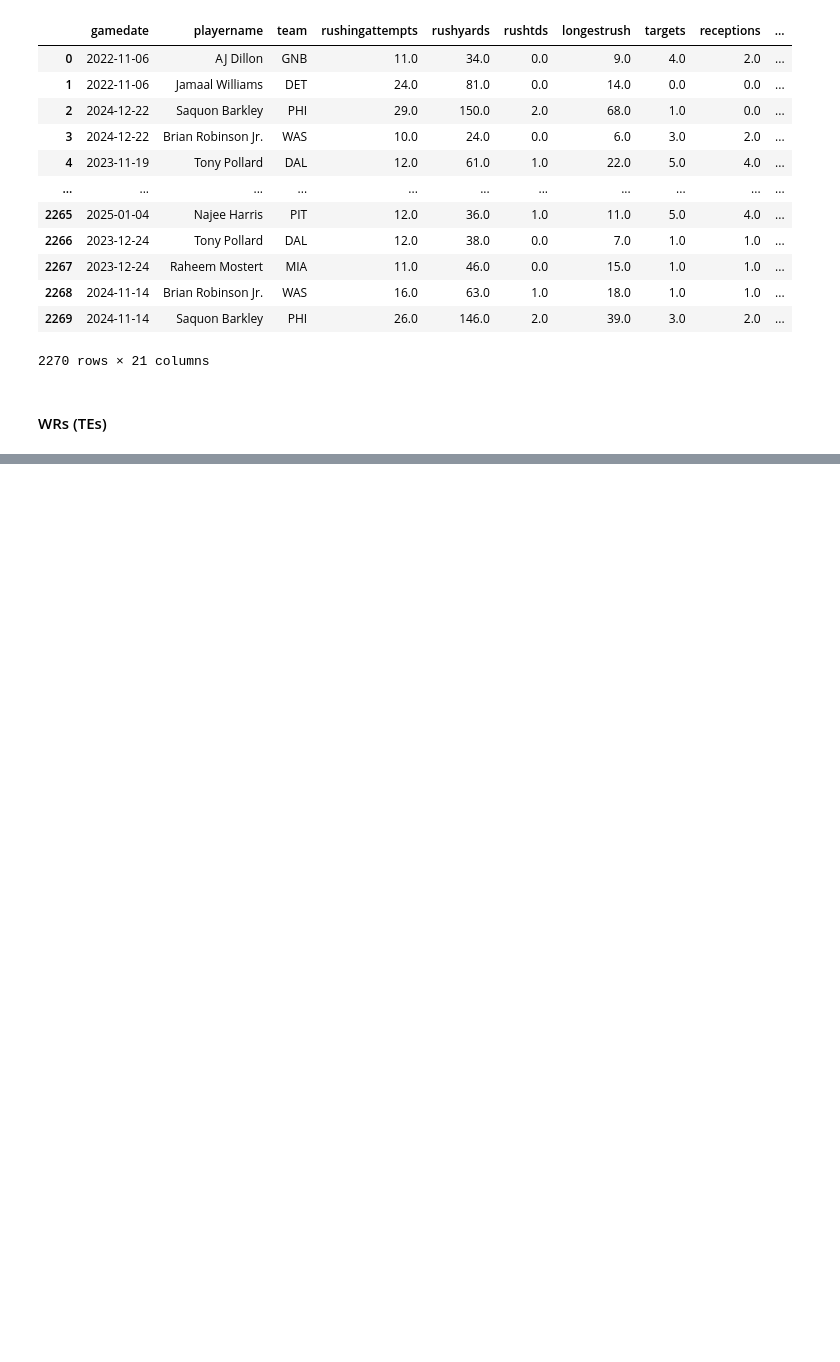
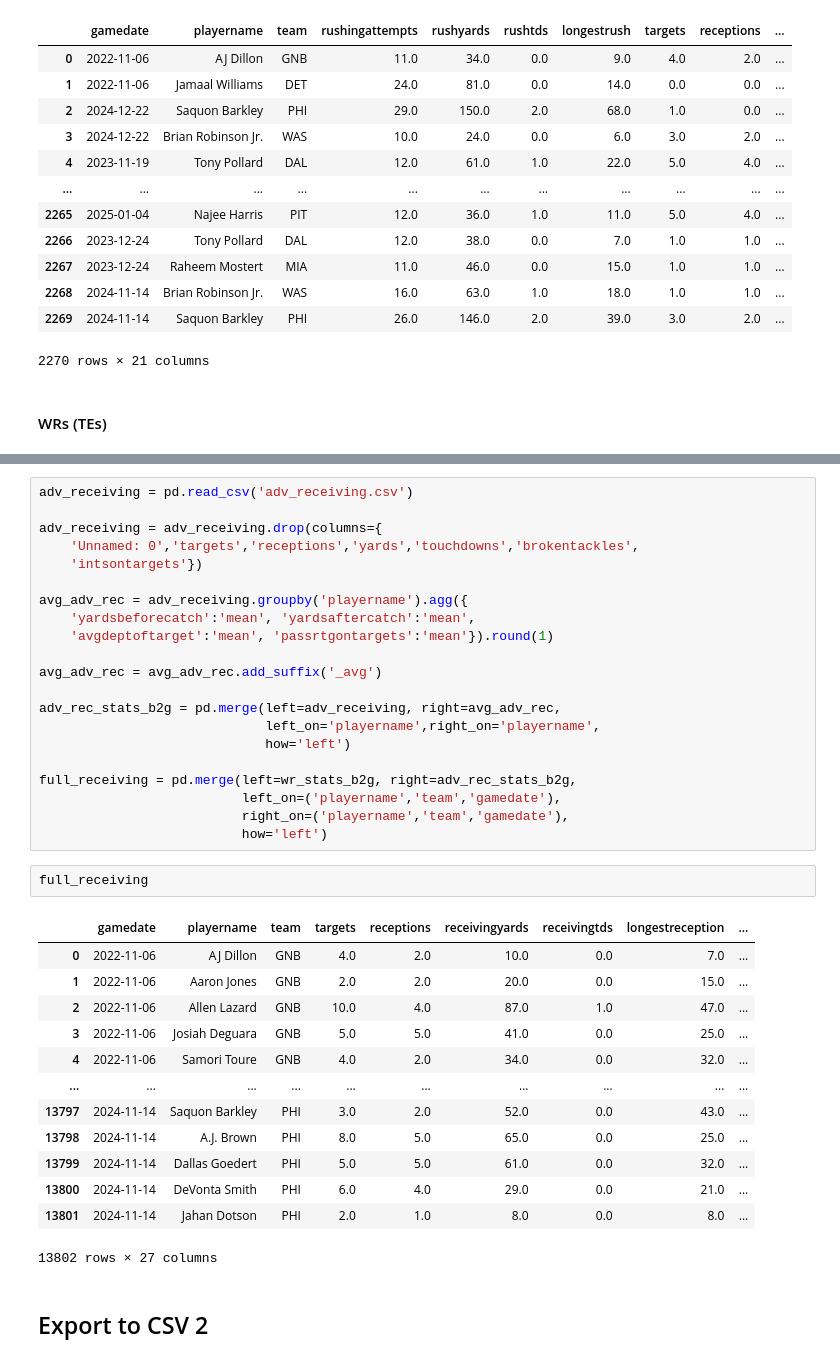
Before and after one commit to CamSmithers/NFL, a Jupyter notebook: Data Cleaning.ipynb, the cells around one changed output, grey strips where cells are left out. Saved outputs shown, nothing was run; the diff lists cells and outputs as text; blank space fills up the shorter version.

```diff
--- a/Data Cleaning.ipynb
+++ b/Data Cleaning.ipynb
@@ -481,0 +577,39 @@ rb_stats_b2g
+# %%
+adv_receiving = pd.read_csv('adv_receiving.csv')
+
+adv_receiving = adv_receiving.drop(columns={
+    'Unnamed: 0','targets','receptions','yards','touchdowns','brokentackles',
+    'intsontargets'})
+
+avg_adv_rec = adv_receiving.groupby('playername').agg({
+    'yardsbeforecatch':'mean', 'yardsaftercatch':'mean',
+    'avgdeptoftarget':'mean', 'passrtgontargets':'mean'}).round(1)
+
+avg_adv_rec = avg_adv_rec.add_suffix('_avg')
+
+adv_rec_stats_b2g = pd.merge(left=adv_receiving, right=avg_adv_rec,
+                             left_on='playername',right_on='playername',
+                             how='left')
+
+full_receiving = pd.merge(left=wr_stats_b2g, right=adv_rec_stats_b2g,
+                          left_on=('playername','team','gamedate'),
+                          right_on=('playername','team','gamedate'),
+                          how='left')
+# %%
+full_receiving
+# %% [output]
+|  | gamedate | playername | team | targets | receptions | receivingyards | receivingtds | longestreception | ... |
+| 0 | 2022-11-06 | AJ Dillon | GNB | 4.0 | 2.0 | 10.0 | 0.0 | 7.0 | ... |
+| 1 | 2022-11-06 | Aaron Jones | GNB | 2.0 | 2.0 | 20.0 | 0.0 | 15.0 | ... |
+| 2 | 2022-11-06 | Allen Lazard | GNB | 10.0 | 4.0 | 87.0 | 1.0 | 47.0 | ... |
+| 3 | 2022-11-06 | Josiah Deguara | GNB | 5.0 | 5.0 | 41.0 | 0.0 | 25.0 | ... |
+| 4 | 2022-11-06 | Samori Toure | GNB | 4.0 | 2.0 | 34.0 | 0.0 | 32.0 | ... |
+| ... | ... | ... | ... | ... | ... | ... | ... | ... | ... |
+| 13797 | 2024-11-14 | Saquon Barkley | PHI | 3.0 | 2.0 | 52.0 | 0.0 | 43.0 | ... |
+| 13798 | 2024-11-14 | A.J. Brown | PHI | 8.0 | 5.0 | 65.0 | 0.0 | 25.0 | ... |
+| 13799 | 2024-11-14 | Dallas Goedert | PHI | 5.0 | 5.0 | 61.0 | 0.0 | 32.0 | ... |
+| 13800 | 2024-11-14 | DeVonta Smith | PHI | 6.0 | 4.0 | 29.0 | 0.0 | 21.0 | ... |
+| 13801 | 2024-11-14 | Jahan Dotson | PHI | 2.0 | 1.0 | 8.0 | 0.0 | 8.0 | ... |
+13802 rows × 27 columns
+# %% [markdown]
+## Export to CSV 2
```
Also changed, not shown: parts of 16 cells of this notebook, 2 other files.
